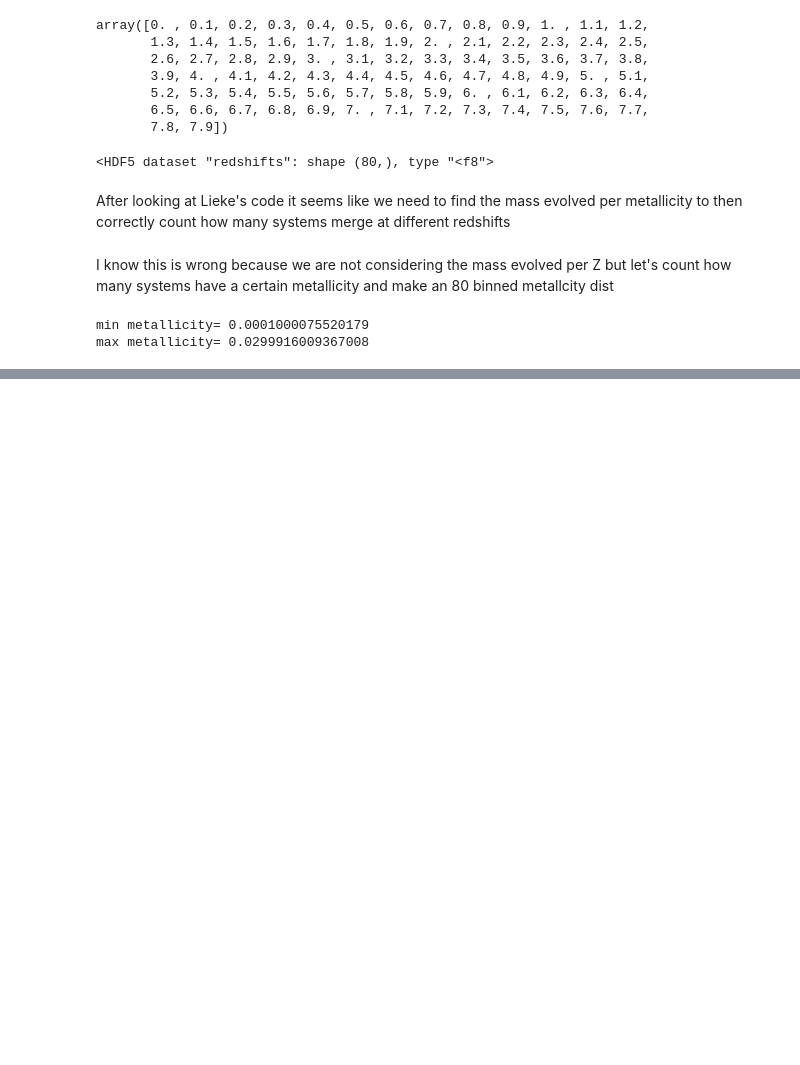
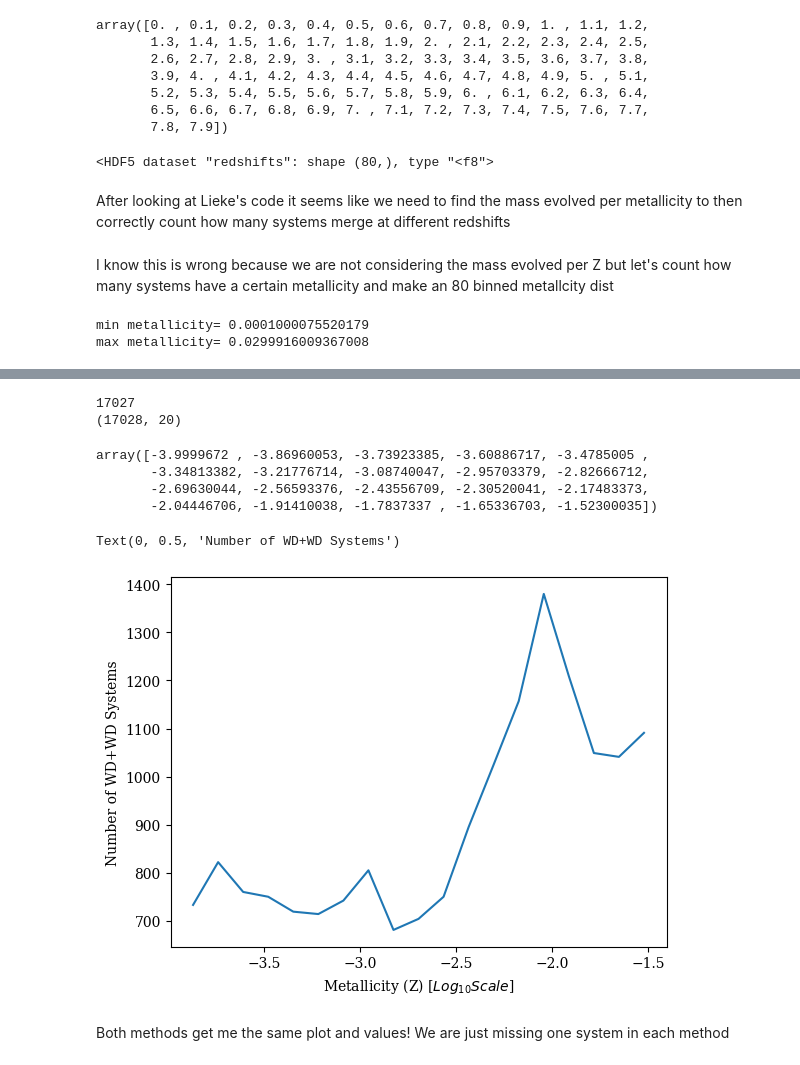
Before and after one commit to melanie-santiago26/research_work, a Jupyter notebook: making_figures/metallicity_rates.ipynb, the cells around one changed output, grey strips where cells are left out. Saved outputs shown, nothing was run; the diff lists cells and outputs as text; code cells hidden in the pictures; blank space fills up the shorter version.

```diff
--- a/making_figures/metallicity_rates.ipynb
+++ b/making_figures/metallicity_rates.ipynb
@@ -125,0 +258,5 @@ max metallicity= 0.0299916009367008
+# %%
+# let's make a new list that specifies how many systems are in each bin
+counts_bin = [len(bin_1),len(bin_2),len(bin_3),len(bin_4),len(bin_5),len(bin_6),len(bin_7),len(bin_8),len(bin_9),len(bin_10),len(bin_11),\
+              len(bin_12),len(bin_13),len(bin_14),len(bin_15),len(bin_16),len(bin_17),len(bin_18),len(bin_19),len(bin_20)]
+counts_bin
@@ -125,0 +284,25 @@ max metallicity= 0.0299916009367008
+# %%
+#let's make sure that we are counting all of the systems
+print(sum(counts_bin)) # also missing a system?
+print(np.shape(merging_all_WD))
+# %% [output]
+17027
+(17028, 20)
+# %%
+bins_Z
+# %% [output]
+array([-3.9999672 , -3.86960053, -3.73923385, -3.60886717, -3.4785005 ,
+       -3.34813382, -3.21776714, -3.08740047, -2.95703379, -2.82666712,
+       -2.69630044, -2.56593376, -2.43556709, -2.30520041, -2.17483373,
+       -2.04446706, -1.91410038, -1.7837337 , -1.65336703, -1.52300035])
+# %%
+# let's plot our counts vs metallicities!
+
+plt.plot(bins_Z[1:20], counts_bin[1:20])
+plt.xlabel(r"Metallicity (Z) [$Log_{10} Scale$]")
+plt.ylabel(r"Number of WD+WD Systems")
+# %% [output]
+Text(0, 0.5, 'Number of WD+WD Systems')
+[figure, added]
+# %% [markdown]
+Both methods get me the same plot and values! We are just missing one system in each method
```
Also changed, not shown: parts of 13 cells of this notebook.
